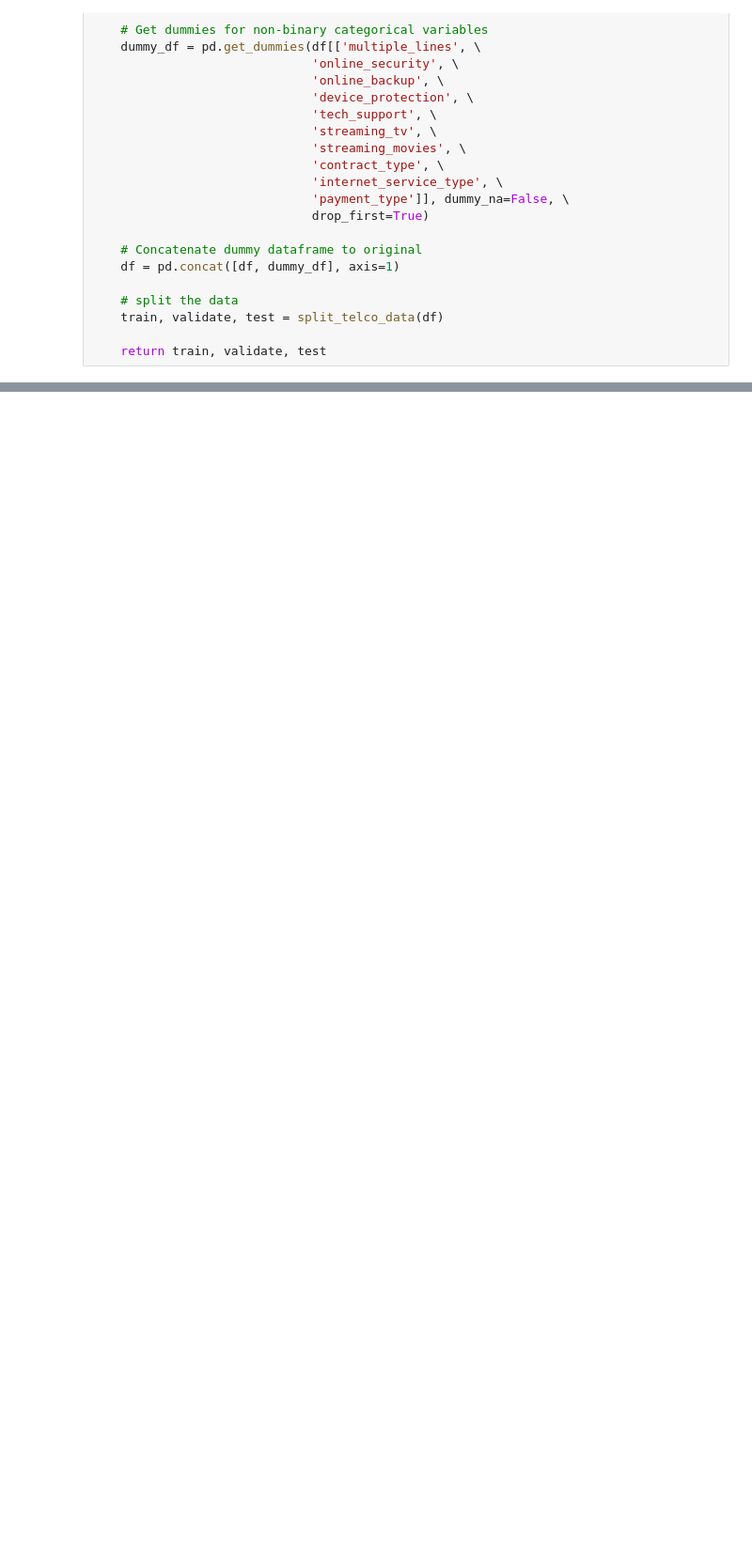
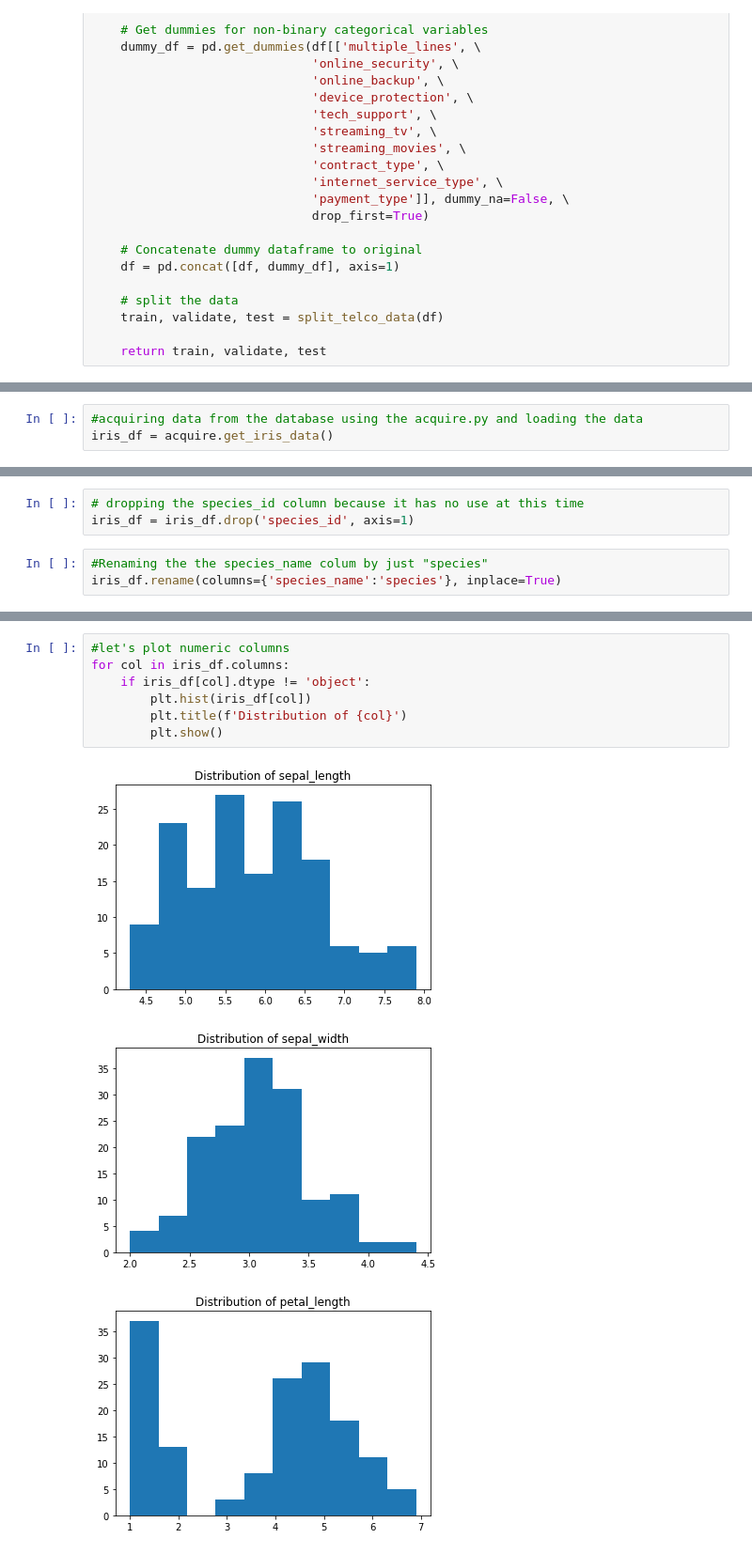
Before and after one commit to cfreeman22/classification-exercises, a Jupyter notebook: classification_exercises.ipynb, the cells around one changed output, grey strips where cells are left out. Shown at 94% size. Drawn from its saved outputs; the diff is of its cells as text; blank space fills up the shorter version.

```diff
--- a/classification_exercises.ipynb
+++ b/classification_exercises.ipynb
@@ -970,0 +976,3 @@ def prep_telco_data(df):
+# %%
+#acquiring data from the database using the acquire.py and loading the data
+iris_df = acquire.get_iris_data()
@@ -970,0 +1036,6 @@ def prep_telco_data(df):
+# %%
+# dropping the species_id column because it has no use at this time
+iris_df = iris_df.drop('species_id', axis=1)
+# %%
+#Renaming the the species_name colum by just "species"
+iris_df.rename(columns={'species_name':'species'}, inplace=True)
@@ -970,0 +1091,11 @@ def prep_telco_data(df):
+# %%
+#let's plot numeric columns
+for col in iris_df.columns:
+    if iris_df[col].dtype != 'object':
+        plt.hist(iris_df[col])
+        plt.title(f'Distribution of {col}')
+        plt.show()
+# %% [output]
+[figure, added]
+[figure, added]
+[figure, added]
```
Also changed, not shown: parts of 84 cells of this notebook.
